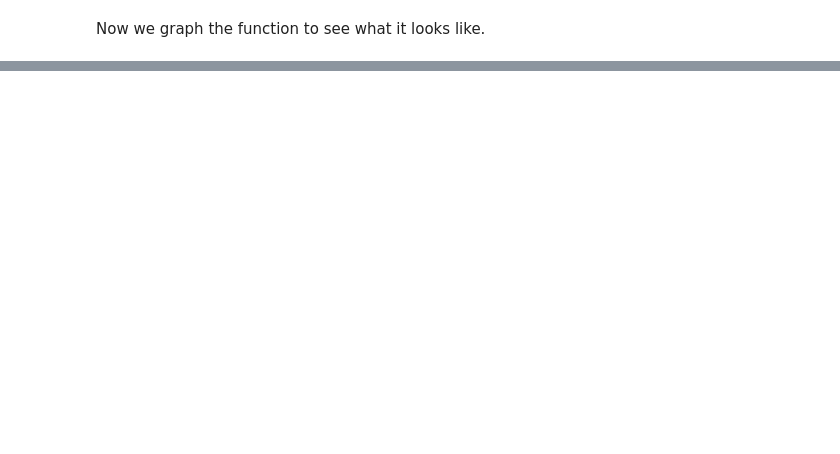
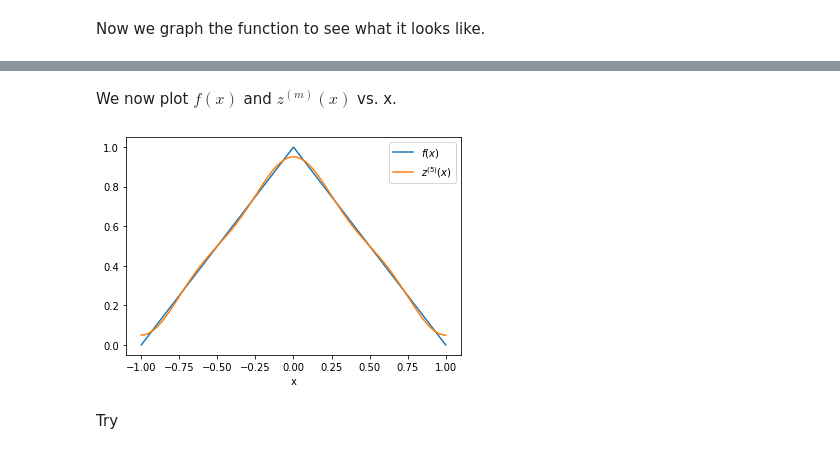
Before and after one commit to mbradle/fourier-series, a Jupyter notebook: fourier-series.ipynb, the cells around one changed output, grey strips where cells are left out. Saved outputs shown, nothing was run; the diff lists cells and outputs as text; code cells hidden in the pictures; blank space fills up the shorter version.

```diff
--- a/fourier-series.ipynb
+++ b/fourier-series.ipynb
@@ -32,0 +82,17 @@ plt.show()
+# %%
+z = np.zeros(len(x))
+
+for n in range(0, m):
+    z += a1[n] * phi(1,n,x) + a2[n] * phi(2,n,x)
+# %% [markdown]
+We now plot $f(x)$ and $z^{(m)}(x)$ vs. x.
+# %%
+plt.plot(x,y, label='$f(x)$')
+plt.plot(x,z, label='$z^{(' + str(m) + ')}(x)$')
+plt.xlabel('x')
+plt.legend()
+plt.show()
+# %% [output]
+[figure, added]
+# %% [markdown]
+Try
```
Also changed, not shown: parts of 12 cells of this notebook, 1 other file.
